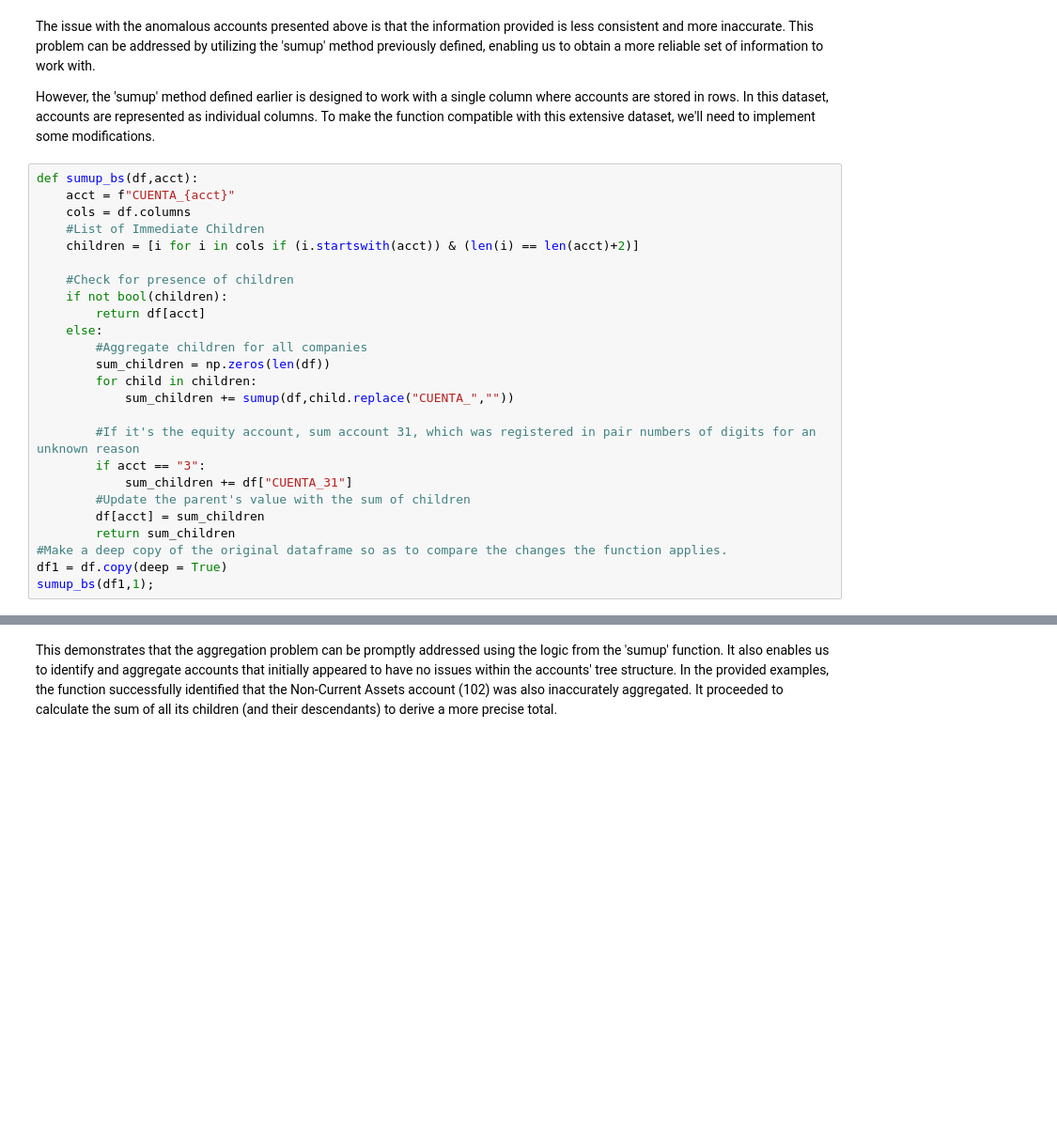
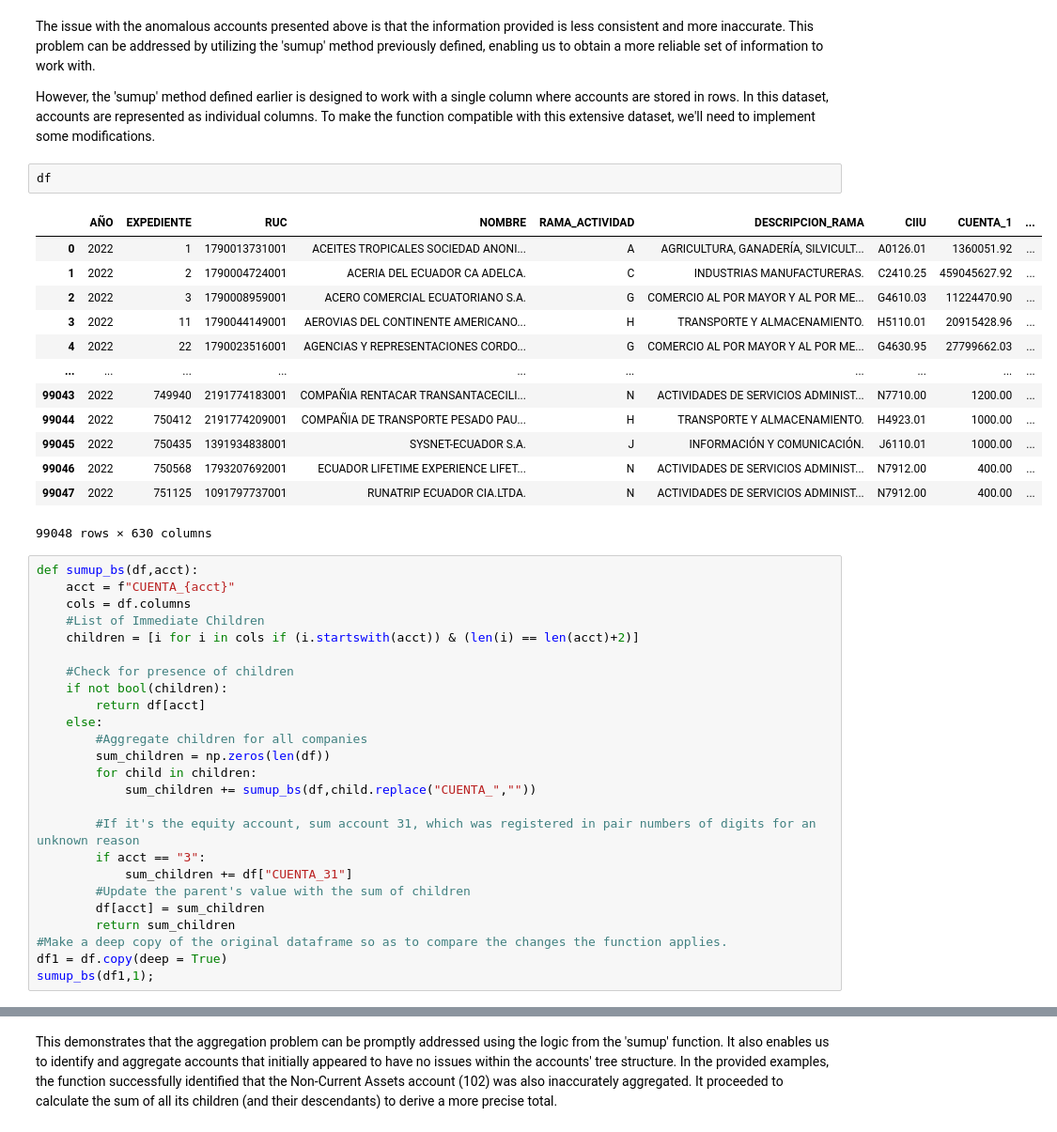
Before and after one commit to EdwinDuranH/FinancialViz, a Jupyter notebook: Generalizer.ipynb, the cells around one changed output, grey strips where cells are left out. Shown at 94% size. Cells and saved outputs as stored; diff of their text form; blank space fills up the shorter version.

Commit message:
'sumup_bs' function has been developed to aggregate the entire balance sheet account tree and calculate aggregate accounts for all companies.

```diff
--- a/Generalizer.ipynb
+++ b/Generalizer.ipynb
@@ -275,6 +292,22 @@ NameError: name 'df' is not defined
 The issue with the anomalous accounts presented above is that the information provided is less consistent and more inaccurate. This problem can be addressed by utilizing the 'sumup' method previously defined, enabling us to obtain a more reliable set of information to work with.
 
 However, the 'sumup' method defined earlier is designed to work with a single column where accounts are stored in rows. In this dataset, accounts are represented as individual columns. To make the function compatible with this extensive dataset, we'll need to implement some modifications.
+# %%
+df
+# %% [output]
+|  | AÑO | EXPEDIENTE | RUC | NOMBRE | RAMA_ACTIVIDAD | DESCRIPCION_RAMA | CIIU | CUENTA_1 | ... |
+| 0 | 2022 | 1 | 1790013731001 | ACEITES TROPICALES SOCIEDAD ANONI... | A | AGRICULTURA, GANADERÍA, SILVICULT... | A0126.01 | 1360051.92 | ... |
+| 1 | 2022 | 2 | 1790004724001 | ACERIA DEL ECUADOR CA ADELCA. | C | INDUSTRIAS MANUFACTURERAS. | C2410.25 | 459045627.92 | ... |
+| 2 | 2022 | 3 | 1790008959001 | ACERO COMERCIAL ECUATORIANO S.A. | G | COMERCIO AL POR MAYOR Y AL POR ME... | G4610.03 | 11224470.90 | ... |
+| 3 | 2022 | 11 | 1790044149001 | AEROVIAS DEL CONTINENTE AMERICANO... | H | TRANSPORTE Y ALMACENAMIENTO. | H5110.01 | 20915428.96 | ... |
+| 4 | 2022 | 22 | 1790023516001 | AGENCIAS Y REPRESENTACIONES CORDO... | G | COMERCIO AL POR MAYOR Y AL POR ME... | G4630.95 | 27799662.03 | ... |
+| ... | ... | ... | ... | ... | ... | ... | ... | ... | ... |
+| 99043 | 2022 | 749940 | 2191774183001 | COMPAÑIA RENTACAR TRANSANTACECILI... | N | ACTIVIDADES DE SERVICIOS ADMINIST... | N7710.00 | 1200.00 | ... |
+| 99044 | 2022 | 750412 | 2191774209001 | COMPAÑIA DE TRANSPORTE PESADO PAU... | H | TRANSPORTE Y ALMACENAMIENTO. | H4923.01 | 1000.00 | ... |
+| 99045 | 2022 | 750435 | 1391934838001 | SYSNET-ECUADOR S.A. | J | INFORMACIÓN Y COMUNICACIÓN. | J6110.01 | 1000.00 | ... |
+| 99046 | 2022 | 750568 | 1793207692001 | ECUADOR LIFETIME EXPERIENCE LIFET... | N | ACTIVIDADES DE SERVICIOS ADMINIST... | N7912.00 | 400.00 | ... |
+| 99047 | 2022 | 751125 | 1091797737001 | RUNATRIP ECUADOR CIA.LTDA. | N | ACTIVIDADES DE SERVICIOS ADMINIST... | N7912.00 | 400.00 | ... |
+99048 rows × 630 columns
 # %%
 def sumup_bs(df,acct):
     acct = f"CUENTA_{acct}"
@@ -289,7 +322,7 @@ def sumup_bs(df,acct):
         #Aggregate children for all companies
         sum_children = np.zeros(len(df))
         for child in children:
-            sum_children += sumup(df,child.replace("CUENTA_",""))
+            sum_children += sumup_bs(df,child.replace("CUENTA_",""))
 
         #If it's the equity account, sum account 31, which was registered in pair numbers of digits for an unknown reason
         if acct == "3":
```
Also changed, not shown: parts of 2 cells of this notebook.
